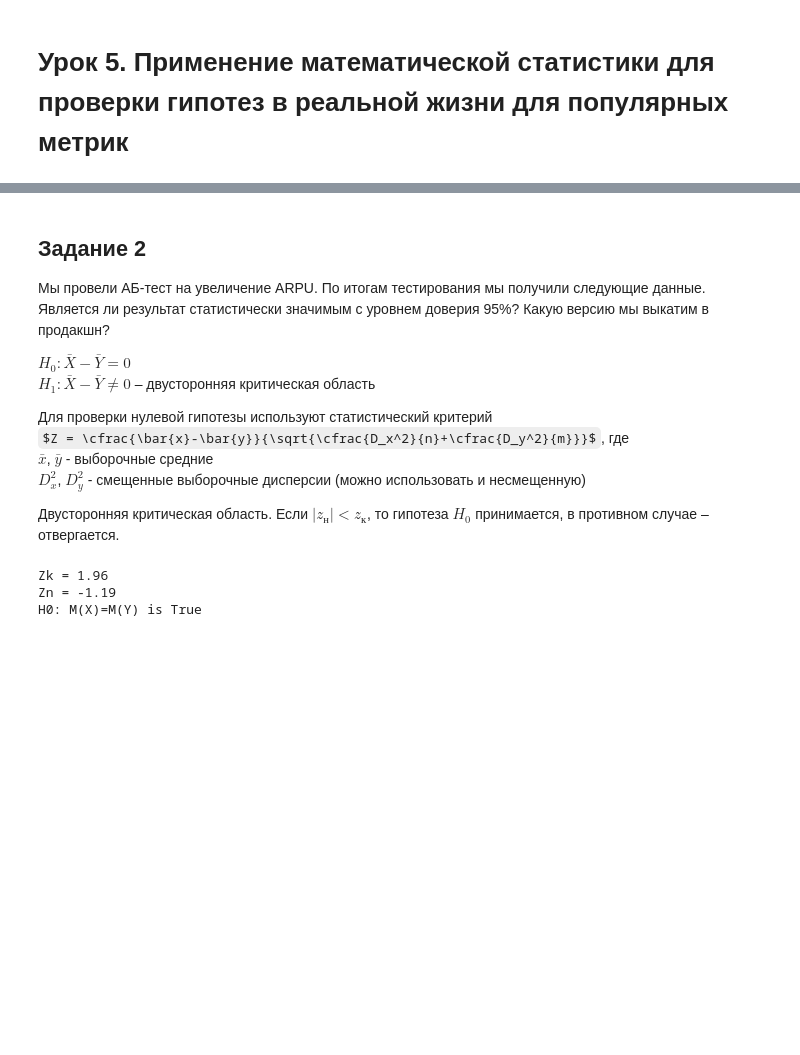
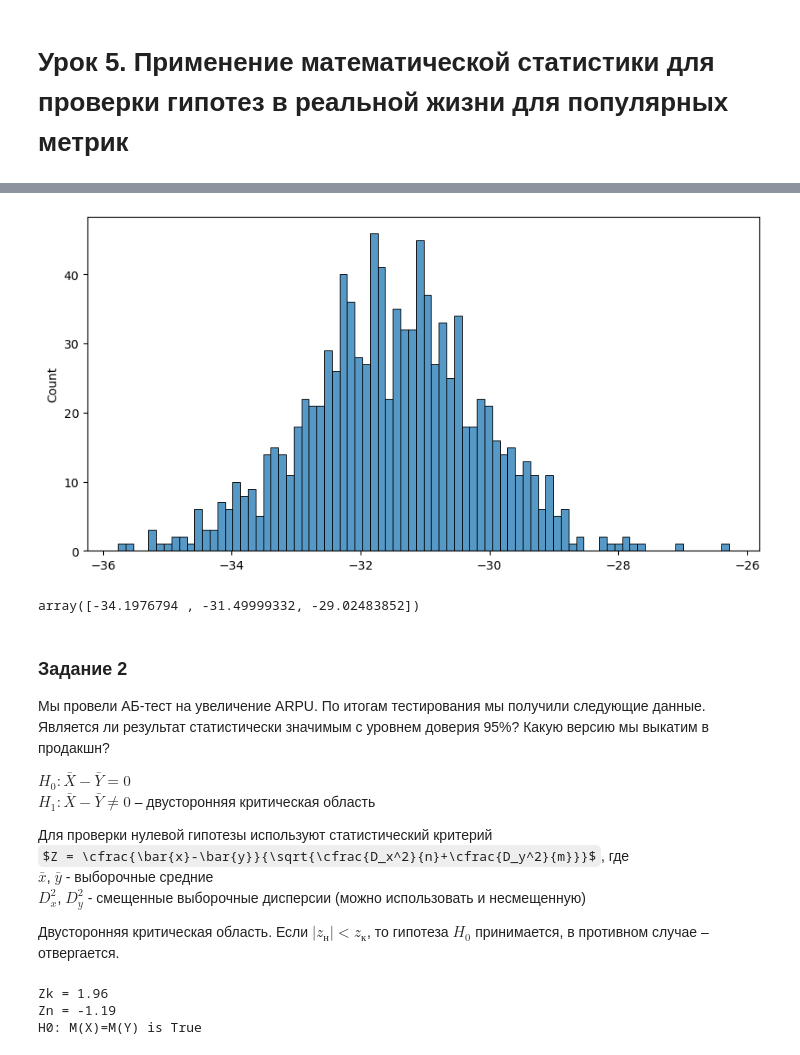
Before and after one commit to TanXmas/gb_StudyCourse_AB-testing, a Jupyter notebook: Lesson05/S05.ipynb, the cells around one changed output, grey strips where cells are left out. Saved outputs shown, nothing was run; the diff lists cells and outputs as text; code cells hidden in the pictures; some formulas as TeX source; blank space fills up the shorter version.

```diff
--- a/Lesson05/S05.ipynb
+++ b/Lesson05/S05.ipynb
@@ -40,5 +130,17 @@ H0: M(X)=M(Y) is False
+# %%
+# Бутстрап для построения доверительного интервала
+m = boot(X,Y)
+# %%
+plt.figure(figsize=(10, 5))
+sns.histplot(m, bins=80);
+# %% [output]
+[figure, added]
+# %%
+np.percentile(m, [2.5, 50, 97.5])
+# %% [output]
+array([-34.1976794 , -31.49999332, -29.02483852])
 # %% [markdown]
-## Задание 2
+### Задание 2
 
 Мы провели АБ-тест на увеличение ARPU. По итогам тестирования мы получили следующие данные. Является ли результат статистически значимым с уровнем доверия 95%? Какую версию мы выкатим в продакшн?
 
```
Also changed, not shown: parts of 33 cells of this notebook, 1 other file.
